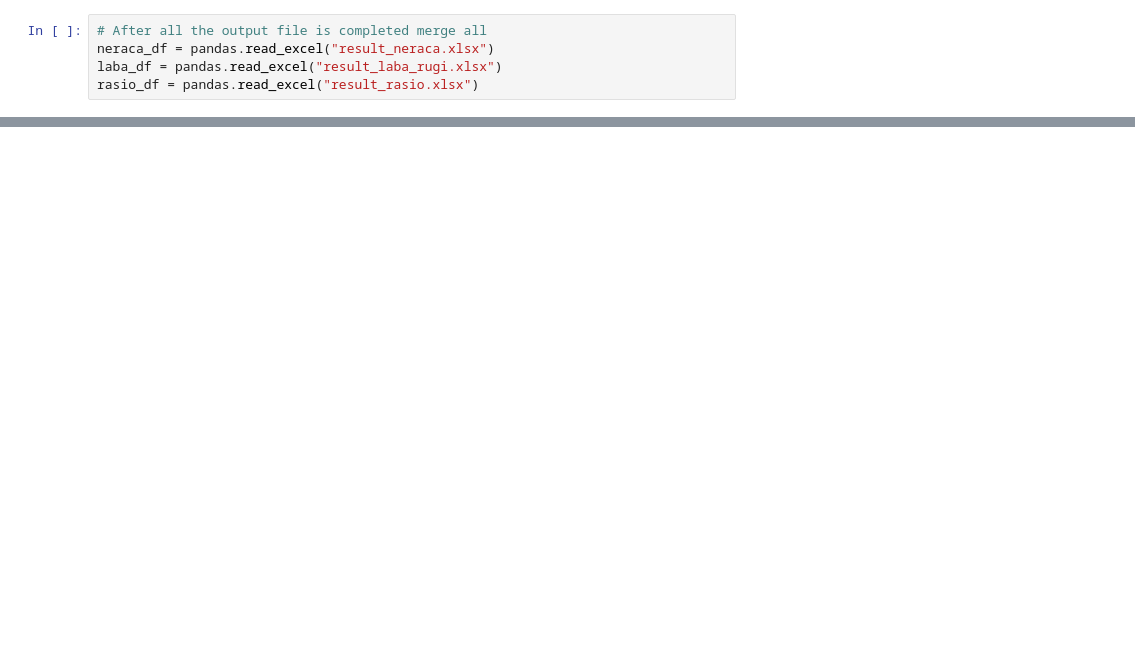
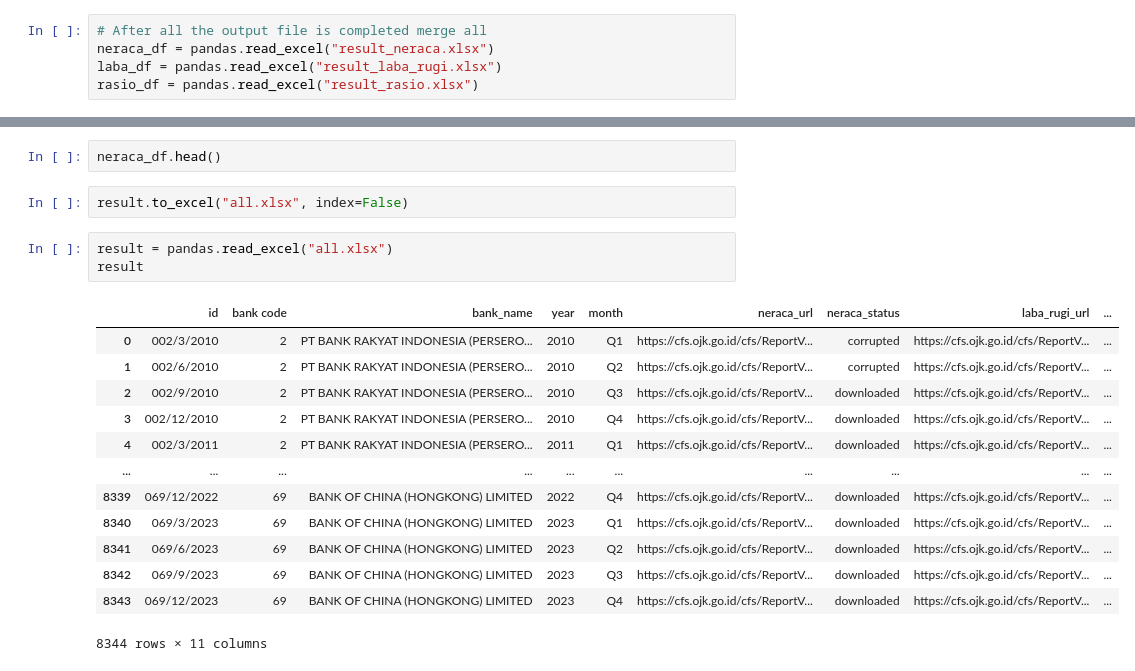
Before and after one commit to rianaditro/bank_financial_reports, a Jupyter notebook: extension/data_recap.ipynb, the cells around one changed output, grey strips where cells are left out. Cells and saved outputs as stored; diff of their text form; blank space fills up the shorter version.

Commit message:
final result generated

```diff
--- a/extension/data_recap.ipynb
+++ b/extension/data_recap.ipynb
@@ -248,0 +308,21 @@ grouped.to_excel("results.xlsx", index=False)
+# %%
+neraca_df.head()
+# %%
+result.to_excel("all.xlsx", index=False)
+# %%
+result = pandas.read_excel("all.xlsx")
+result
+# %% [output]
+|  | id | bank code | bank_name | year | month | neraca_url | neraca_status | laba_rugi_url | ... |
+| 0 | 002/3/2010 | 2 | PT BANK RAKYAT INDONESIA (PERSERO... | 2010 | Q1 | https://cfs.ojk.go.id/cfs/ReportV... | corrupted | https://cfs.ojk.go.id/cfs/ReportV... | ... |
+| 1 | 002/6/2010 | 2 | PT BANK RAKYAT INDONESIA (PERSERO... | 2010 | Q2 | https://cfs.ojk.go.id/cfs/ReportV... | corrupted | https://cfs.ojk.go.id/cfs/ReportV... | ... |
+| 2 | 002/9/2010 | 2 | PT BANK RAKYAT INDONESIA (PERSERO... | 2010 | Q3 | https://cfs.ojk.go.id/cfs/ReportV... | downloaded | https://cfs.ojk.go.id/cfs/ReportV... | ... |
+| 3 | 002/12/2010 | 2 | PT BANK RAKYAT INDONESIA (PERSERO... | 2010 | Q4 | https://cfs.ojk.go.id/cfs/ReportV... | downloaded | https://cfs.ojk.go.id/cfs/ReportV... | ... |
+| 4 | 002/3/2011 | 2 | PT BANK RAKYAT INDONESIA (PERSERO... | 2011 | Q1 | https://cfs.ojk.go.id/cfs/ReportV... | downloaded | https://cfs.ojk.go.id/cfs/ReportV... | ... |
+| ... | ... | ... | ... | ... | ... | ... | ... | ... | ... |
+| 8339 | 069/12/2022 | 69 | BANK OF CHINA (HONGKONG) LIMITED | 2022 | Q4 | https://cfs.ojk.go.id/cfs/ReportV... | downloaded | https://cfs.ojk.go.id/cfs/ReportV... | ... |
+| 8340 | 069/3/2023 | 69 | BANK OF CHINA (HONGKONG) LIMITED | 2023 | Q1 | https://cfs.ojk.go.id/cfs/ReportV... | downloaded | https://cfs.ojk.go.id/cfs/ReportV... | ... |
+| 8341 | 069/6/2023 | 69 | BANK OF CHINA (HONGKONG) LIMITED | 2023 | Q2 | https://cfs.ojk.go.id/cfs/ReportV... | downloaded | https://cfs.ojk.go.id/cfs/ReportV... | ... |
+| 8342 | 069/9/2023 | 69 | BANK OF CHINA (HONGKONG) LIMITED | 2023 | Q3 | https://cfs.ojk.go.id/cfs/ReportV... | downloaded | https://cfs.ojk.go.id/cfs/ReportV... | ... |
+| 8343 | 069/12/2023 | 69 | BANK OF CHINA (HONGKONG) LIMITED | 2023 | Q4 | https://cfs.ojk.go.id/cfs/ReportV... | downloaded | https://cfs.ojk.go.id/cfs/ReportV... | ... |
+8344 rows × 11 columns
```
Also changed, not shown: parts of 28 cells of this notebook, 6 other files.
